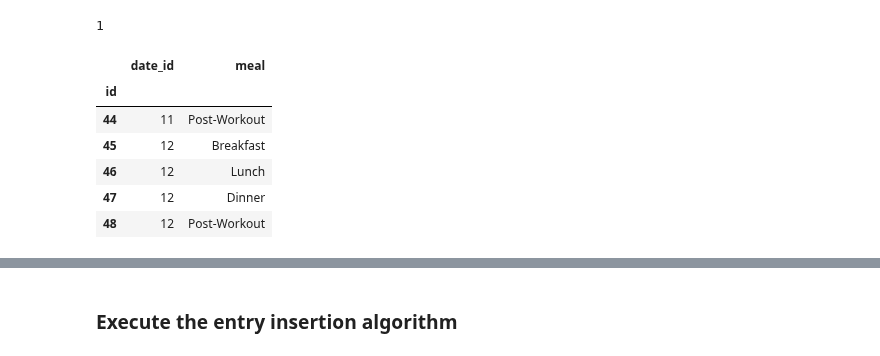
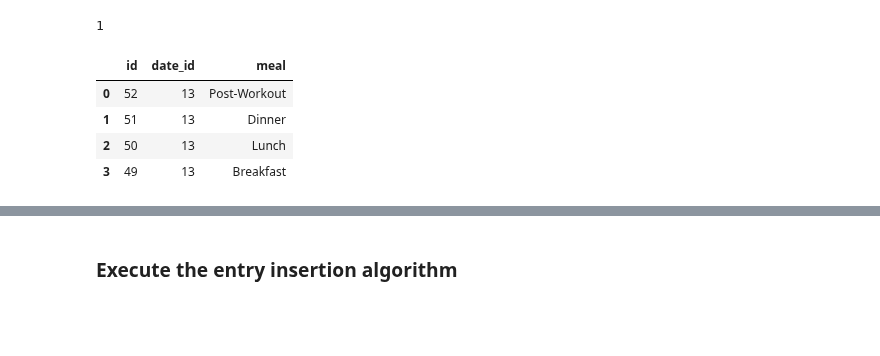
Before and after one commit to Artuk009/NewDIetAndExercise, a Jupyter notebook: Diet_Stuff/diet_v4(InDevelopment).ipynb, the cells around one changed output, grey strips where cells are left out. Saved outputs shown, nothing was run; the diff lists cells and outputs as text; code cells hidden in the pictures; blank space fills up the shorter version.

```diff
--- a/Diet_Stuff/diet_v4(InDevelopment).ipynb
+++ b/Diet_Stuff/diet_v4(InDevelopment).ipynb
@@ -162,17 +160,16 @@ new_date
 new_date.to_sql('dates_2023', mysql_url, if_exists='append', index=False)
 # %% [output]
 1
-# %%
-meals_df = pd.read_sql('SELECT * FROM meals', mysql_url, index_col='id')
-meals_df.tail()
-# %% [output]
-|  | date_id | meal |
-| id |  |  |
-| 44 | 11 | Post-Workout |
-| 45 | 12 | Breakfast |
-| 46 | 12 | Lunch |
-| 47 | 12 | Dinner |
-| 48 | 12 | Post-Workout |
+# %%
+# The meals table is automatically updated via an insert trigger in the database.
+meals_df = pd.read_sql('SELECT * FROM meals ORDER BY date_id DESC LIMIT 4', mysql_url)
+meals_df.tail()
+# %% [output]
+|  | id | date_id | meal |
+| 0 | 52 | 13 | Post-Workout |
+| 1 | 51 | 13 | Dinner |
+| 2 | 50 | 13 | Lunch |
+| 3 | 49 | 13 | Breakfast |
 # %%
 # Select the meal of the day
 meal_of_day = input("Enter the meal of the day: [1]Breakfast [2]Lunch [3]Dinner [4]Post-Workout")
```
Also changed, not shown: parts of 27 cells of this notebook, 3 other files.
